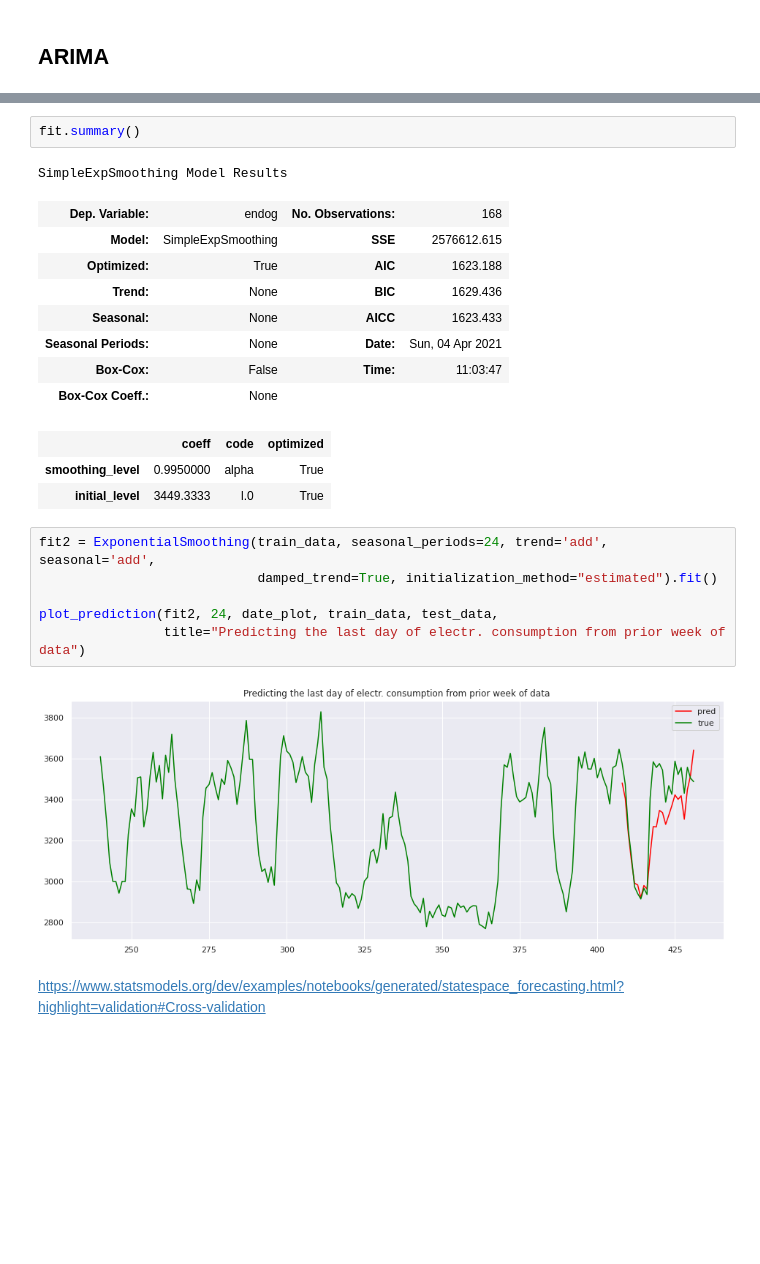
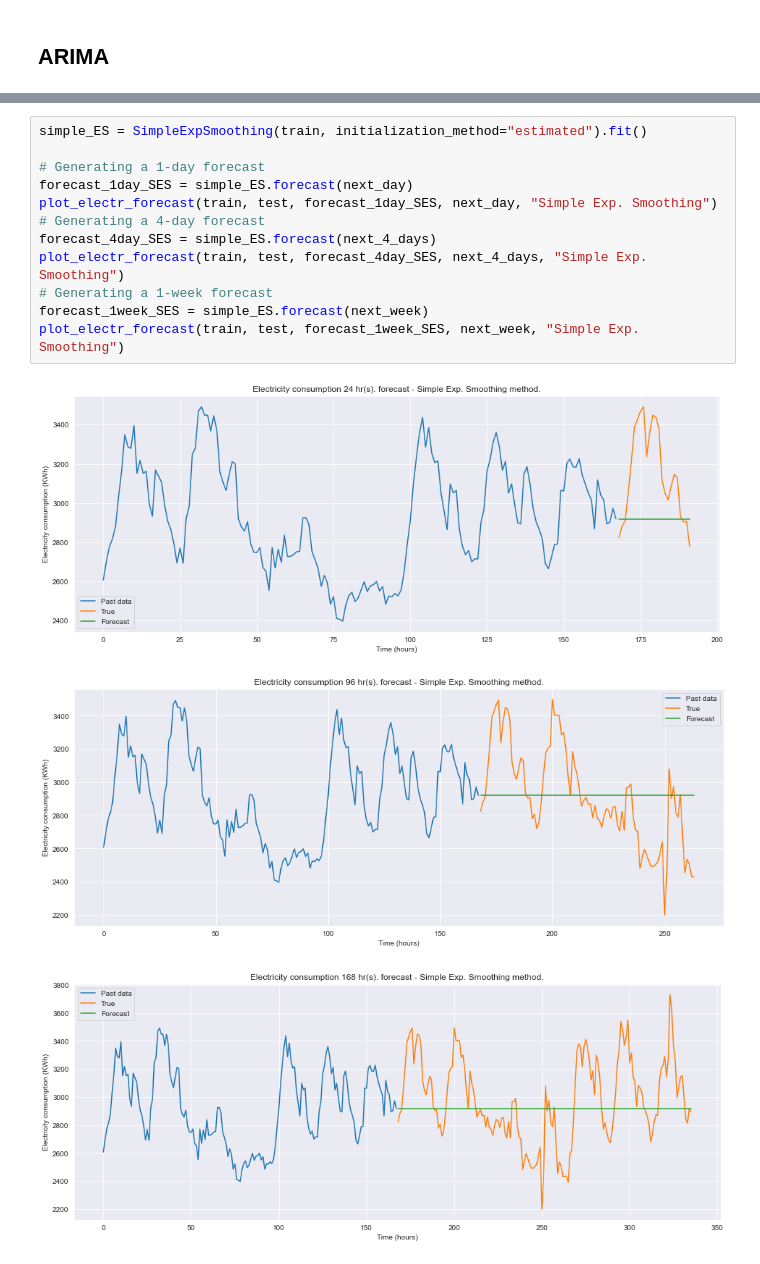
Before and after one commit to andresC98/TSF_Transformers_TFM, a Jupyter notebook: code_notebooks/[TFM] Classical Forecasting Models - Traffic & Electricity Benchmarks.ipynb, the cells around one changed output, grey strips where cells are left out. Cells and saved outputs as stored; diff of their text form; blank space fills up the shorter version.

```diff
--- a/code_notebooks/[TFM] Classical Forecasting Models - Traffic & Electricity Benchmarks.ipynb
+++ b/code_notebooks/[TFM] Classical Forecasting Models - Traffic & Electricity Benchmarks.ipynb
@@ -143,25 +173,16 @@ plot_prediction(fit, 24, date_plot, train_data, test_data,
-# %%
-fit.summary()
-# %% [output]
-SimpleExpSmoothing Model Results
-| Dep. Variable: | endog | No. Observations: | 168 |
-| Model: | SimpleExpSmoothing | SSE | 2576612.615 |
-| Optimized: | True | AIC | 1623.188 |
-| Trend: | None | BIC | 1629.436 |
-| Seasonal: | None | AICC | 1623.433 |
-| Seasonal Periods: | None | Date: | Sun, 04 Apr 2021 |
-| Box-Cox: | False | Time: | 11:03:47 |
-| Box-Cox Coeff.: | None |  |  |
-|  | coeff | code | optimized |
-| smoothing_level | 0.9950000 | alpha | True |
-| initial_level | 3449.3333 | l.0 | True |
-# %%
-fit2 = ExponentialSmoothing(train_data, seasonal_periods=24, trend='add', seasonal='add',
-                            damped_trend=True, initialization_method="estimated").fit()
-
-plot_prediction(fit2, 24, date_plot, train_data, test_data,
-                title="Predicting the last day of electr. consumption from prior week of data")
-# %% [output]
-[figure, removed]
-# %% [markdown]
-https://www.statsmodels.org/dev/examples/notebooks/generated/statespace_forecasting.html?highlight=validation#Cross-validation
+# %%
+simple_ES = SimpleExpSmoothing(train, initialization_method="estimated").fit()
+
+# Generating a 1-day forecast
+forecast_1day_SES = simple_ES.forecast(next_day)
+plot_electr_forecast(train, test, forecast_1day_SES, next_day, "Simple Exp. Smoothing")
+# Generating a 4-day forecast
+forecast_4day_SES = simple_ES.forecast(next_4_days)
+plot_electr_forecast(train, test, forecast_4day_SES, next_4_days, "Simple Exp. Smoothing")
+# Generating a 1-week forecast
+forecast_1week_SES = simple_ES.forecast(next_week)
+plot_electr_forecast(train, test, forecast_1week_SES, next_week, "Simple Exp. Smoothing")
+# %% [output]
+[figure, added]
+[figure, added]
+[figure, added]
```
Also changed, not shown: parts of 37 cells of this notebook.
